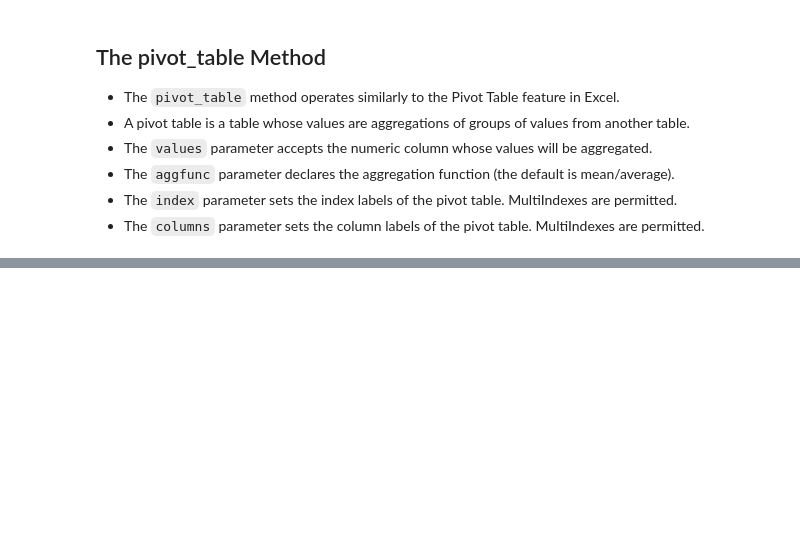
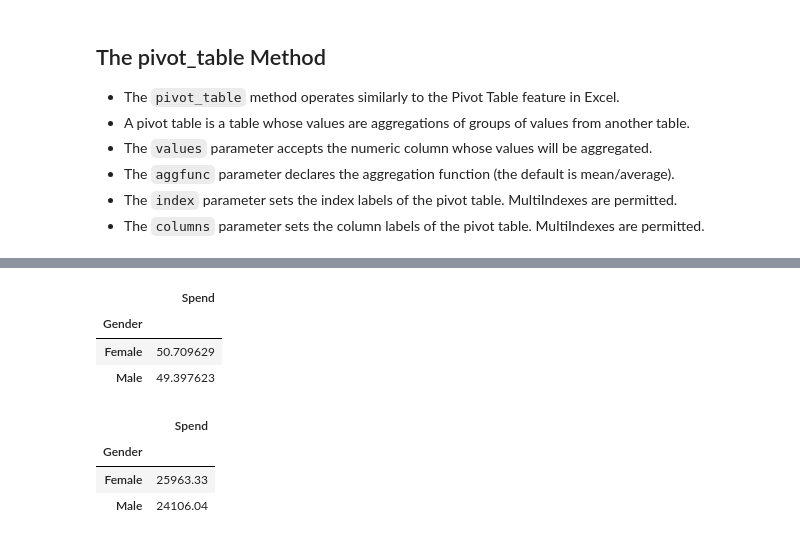
Before and after one commit to Lucas01iveira/Data-Engineering, a Jupyter notebook: Data Analysis with Pandas and Python/materials/pandas/Incomplete/08 - MultiIndex.ipynb, the cells around one changed output, grey strips where cells are left out. Cells and saved outputs as stored; diff of their text form; code cells hidden in the pictures; blank space fills up the shorter version.

```diff
--- a/Data Analysis with Pandas and Python/materials/pandas/Incomplete/08 - MultiIndex.ipynb
+++ b/Data Analysis with Pandas and Python/materials/pandas/Incomplete/08 - MultiIndex.ipynb
@@ -599,0 +617,20 @@ world.head()
+# %%
+foods.pivot_table(values= 'Spend', index= 'Gender')
+# it works as a group by
+
+# by default, it takes the mean aggregation function
+# the result of the code above is storing the means of Spend grouped by gender
+
+foods.pivot_table(values= 'Spend', index= 'Gender', aggfunc= 'mean')
+# %% [output]
+|  | Spend |
+| Gender |  |
+| Female | 50.709629 |
+| Male | 49.397623 |
+# %%
+foods.pivot_table(values= 'Spend', index= 'Gender', aggfunc= 'sum')
+# %% [output]
+|  | Spend |
+| Gender |  |
+| Female | 25963.33 |
+| Male | 24106.04 |
```
Also changed, not shown: parts of 4 cells of this notebook.
